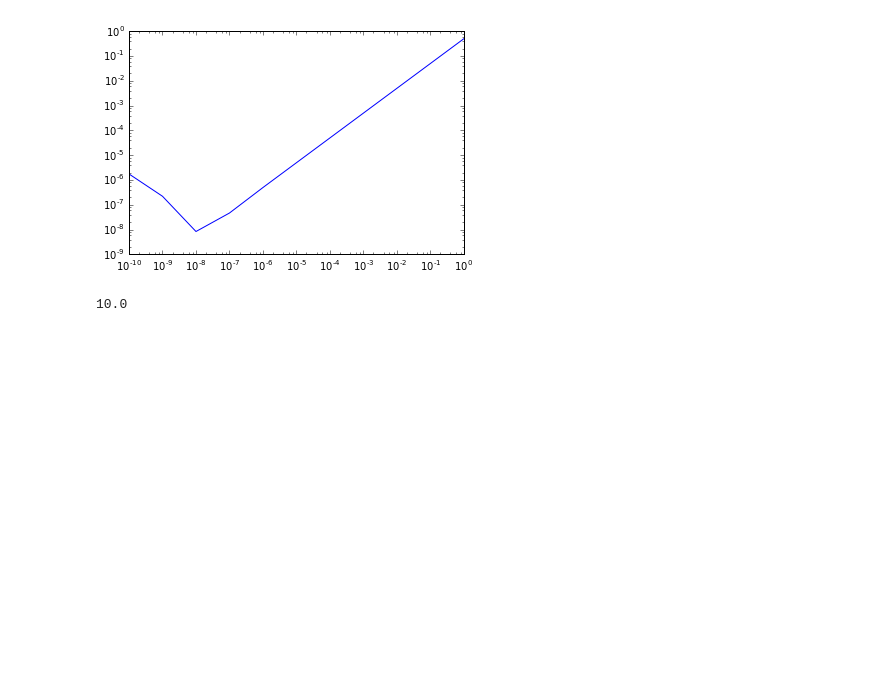
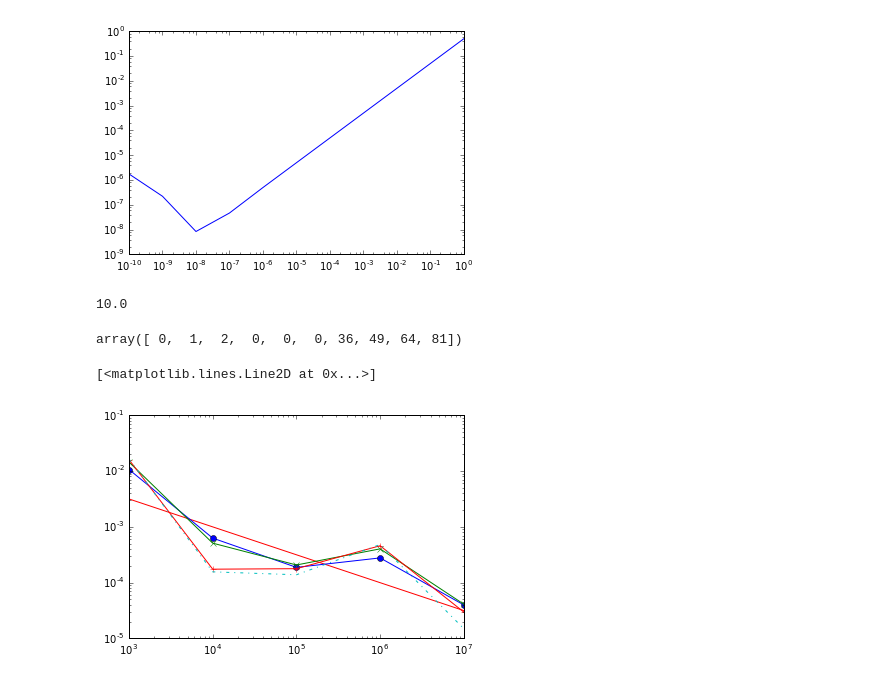
Before and after one commit to dreamer2368/Einstein_Brownian, a Jupyter notebook: main.ipynb, the cells around one changed output. Saved outputs shown, nothing was run; the diff lists cells and outputs as text; code cells hidden in the pictures; blank space fills up the shorter version.

```diff
--- a/main.ipynb
+++ b/main.ipynb
@@ -124,3 +136,35 @@ plt.loglog(fk,ek)
 Nt*l
 # %% [output]
 10.0
+# %%
+x = np.arange(10)
+condlist = [x<3, x>5]
+choicelist = [x, x**2]
+np.select(condlist, choicelist)
+# %% [output]
+array([ 0,  1,  2,  0,  0,  0, 36, 49, 64, 81])
+# %%
+Ns = range(3,8)
+Ns = np.power(10,Ns)
+exact = np.array([4./5., 2./3., 4./7.,1./2.])
+m = []
+r = []
+s = []
+t = []
+for i in Ns:
+    x = np.random.rand(i)
+    x = np.power(x,1./4.)
+    m = np.append(m,np.mean(x))
+    r = np.append(r,np.mean(x**2.))
+    s = np.append(s,np.mean(x**3.))
+    t = np.append(t,np.mean(x**4.))
+Nbin = 50
+#plt.hist(x,bins=Nbin)
+plt.loglog(Ns,0.1*Ns**(-1./2.),'-r')
+plt.loglog(Ns,abs(m-exact[0]),'-o')
+plt.loglog(Ns,abs(r-exact[1]),'-x')
+plt.loglog(Ns,abs(s-exact[2]),'-+')
+plt.loglog(Ns,abs(t-exact[3]),'-.')
+# %% [output]
+[<matplotlib.lines.Line2D at 0x...>]
+[figure, added]
```
Also changed, not shown: parts of 3 cells of this notebook, 4 other files.
